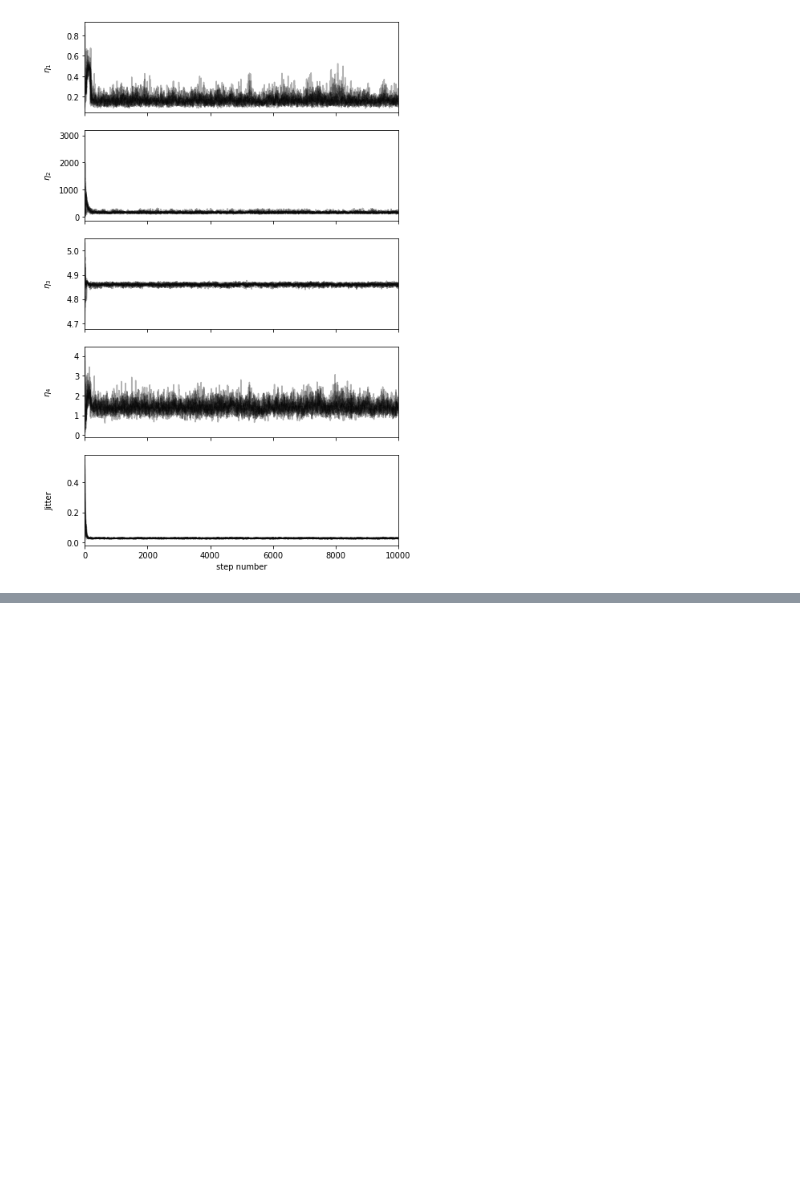
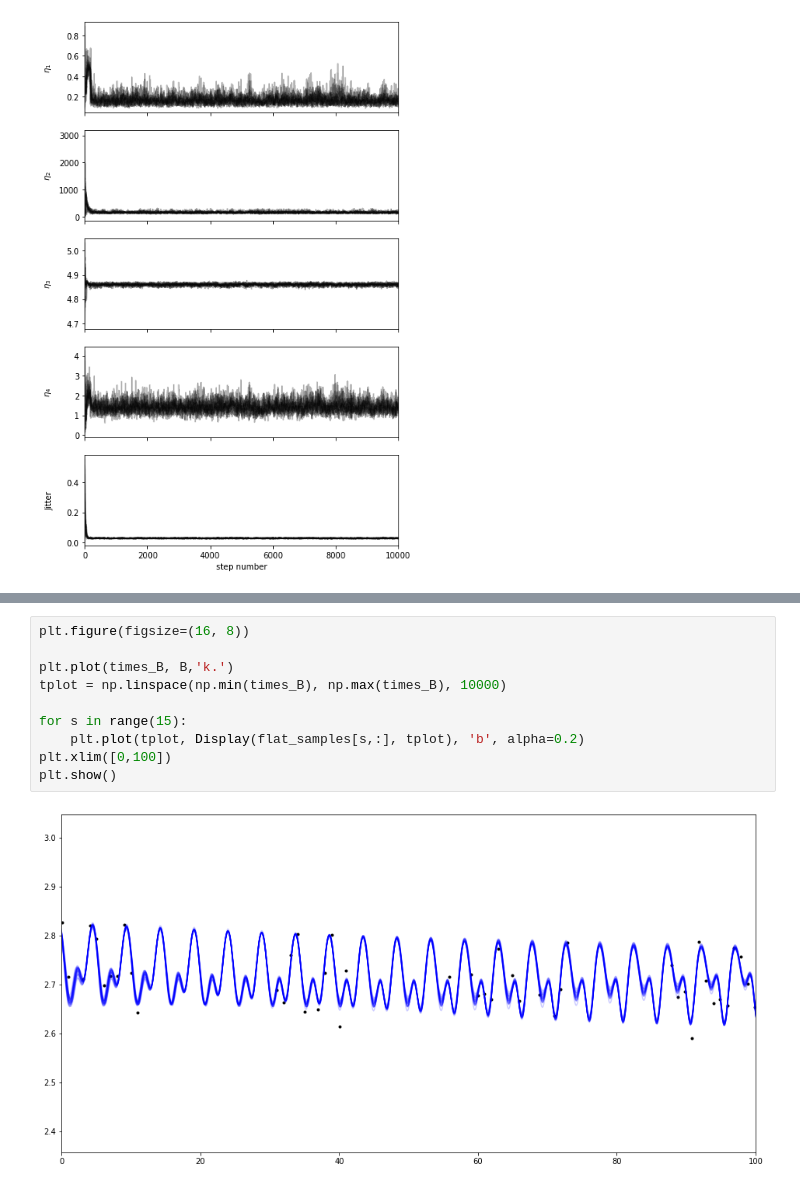
Before and after one commit to Paul-Charpentier/SPCAndie, a Jupyter notebook: GwPCA.ipynb, the cells around one changed output, grey strips where cells are left out. Drawn from its saved outputs; the diff is of its cells as text; blank space fills up the shorter version.

```diff
--- a/GwPCA.ipynb
+++ b/GwPCA.ipynb
@@ -580,0 +570,12 @@ plt.show()
+# %%
+plt.figure(figsize=(16, 8))
+
+plt.plot(times_B, B,'k.')
+tplot = np.linspace(np.min(times_B), np.max(times_B), 10000)
+
+for s in range(15):
+    plt.plot(tplot, Display(flat_samples[s,:], tplot), 'b', alpha=0.2)
+plt.xlim([0,100])
+plt.show()
+# %% [output]
+[figure, added]
```
Also changed, not shown: parts of 14 cells of this notebook.
